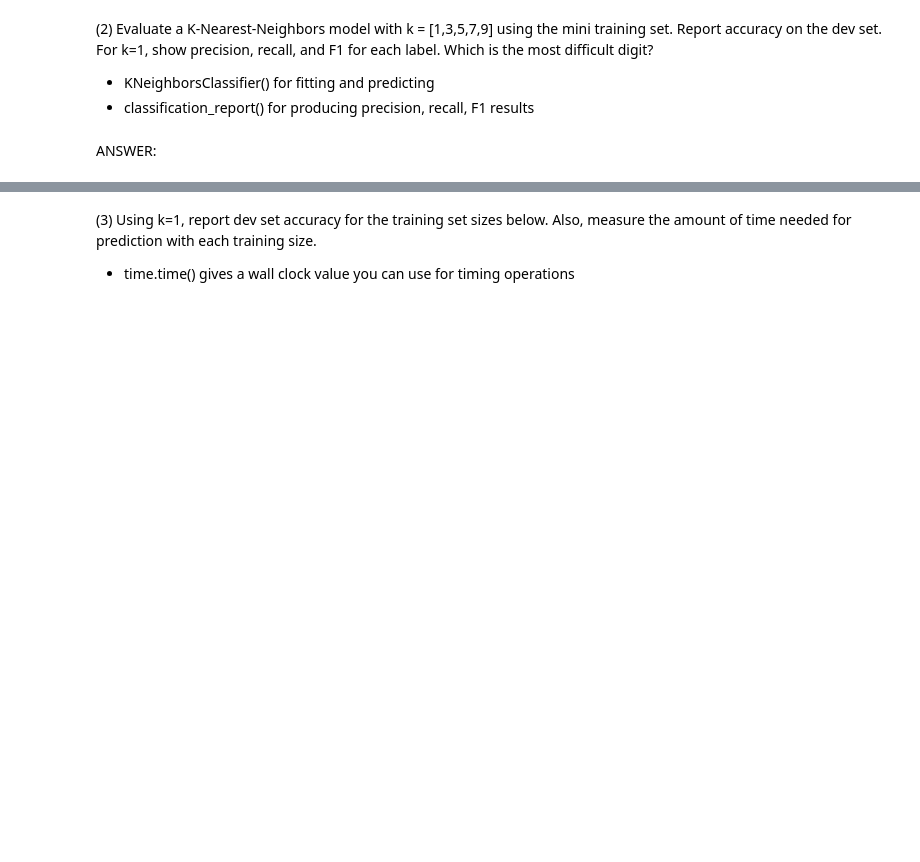
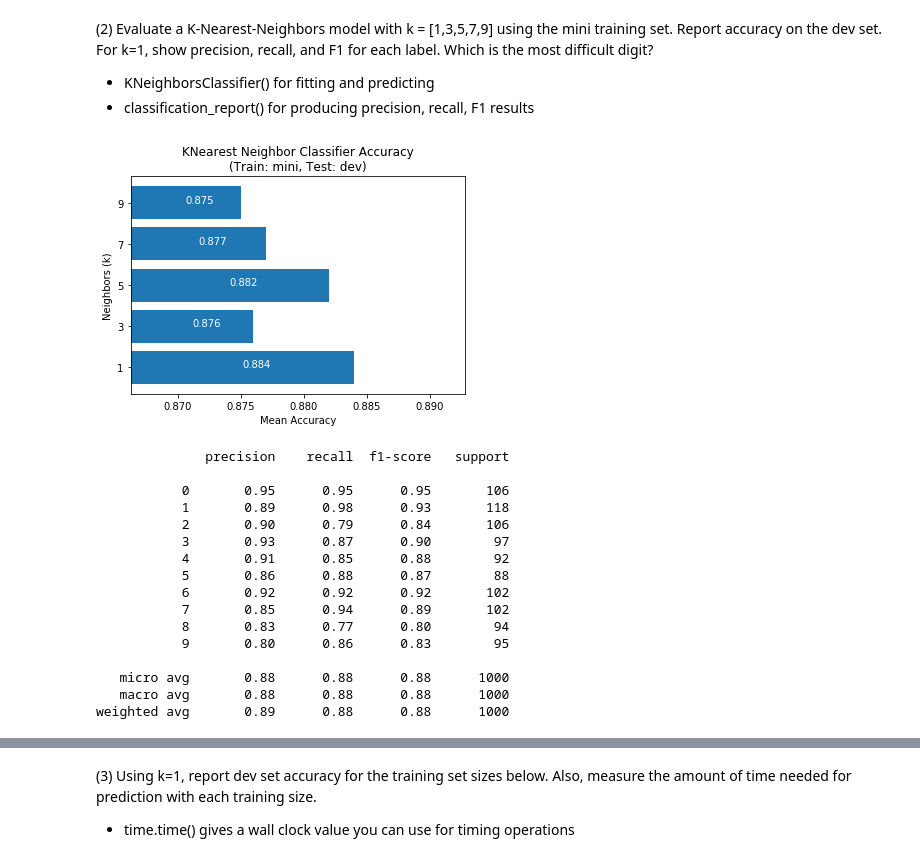
Before and after one commit to bdandersen-berkeley/mids, a Jupyter notebook: W207/homework/brad_andersen_p1.ipynb, the cells around one changed output, grey strips where cells are left out. Drawn from its saved outputs; the diff is of its cells as text; code cells hidden in the pictures; blank space fills up the shorter version.

```diff
--- a/W207/homework/brad_andersen_p1.ipynb
+++ b/W207/homework/brad_andersen_p1.ipynb
@@ -200,2 +189,66 @@ P1(10)
-# %% [markdown]
-ANSWER:
+# %%
+def P2(k_values):
+    """
+    Evaluates KNearestNeighbor classifier accuracy using models trained on "mini" data set.
+
+    Arguments
+    ---------
+    k_values: list
+
+    List of k values with which to create and evaluate KNearestNeighbor classifiers
+    """
+
+    assert (type(k_values) is list), "k_values must be of type list"
+    assert (len(k_values) > 0), "k_values list must not be empty"
+
+    # Iterate over the list of k values, creating and evaluating the accuracy of
+    # K-nearest-neighbor classifiers for each value of k
+    k_list = list()
+    accuracy_list = list()
+    k1_predicted = None
+    for k in k_values:
+        classifier = KNeighborsClassifier(n_neighbors = k)
+        classifier.fit(X = mini_train_data, y = mini_train_labels)
+        k_list.append(str(k))
+        accuracy_list.append(classifier.score(X = dev_data, y = dev_labels))
+        if (k == 1):
+            k1_predicted = classifier.predict(X = dev_data)
+
+    # Plot the data using a horizontal histogram
+    fig, ax = plt.subplots()
+    xlim_minimum = min(accuracy_list) * 0.99
+    ax.set(
+        xlim = [xlim_minimum, max(accuracy_list) * 1.01],
+        title = "KNearest Neighbor Classifier Accuracy\n(Train: mini, Test: dev)",
+        xlabel = "Mean Accuracy",
+        ylabel = "Neighbors (k)"
+    )
+    for i, accuracy in enumerate(accuracy_list):
+        ax.text(xlim_minimum + (accuracy - xlim_minimum) / 2, y = i, s = accuracy, color = "white")
+    ax.barh(k_list, accuracy_list)
+    plt.show()
+
+    # Print the classification report showing the performance of the k=1 classifier for each digit
+    # represented in the development data set
+    print(classification_report(dev_labels, k1_predicted))
+
+k_values = [1, 3, 5, 7, 9]
+P2(k_values)
+# %% [output]
+[figure, added]
+              precision    recall  f1-score   support
+
+           0       0.95      0.95      0.95       106
+           1       0.89      0.98      0.93       118
+           2       0.90      0.79      0.84       106
+           3       0.93      0.87      0.90        97
+           4       0.91      0.85      0.88        92
+           5       0.86      0.88      0.87        88
+           6       0.92      0.92      0.92       102
+           7       0.85      0.94      0.89       102
+           8       0.83      0.77      0.80        94
+           9       0.80      0.86      0.83        95
+
+   micro avg       0.88      0.88      0.88      1000
+   macro avg       0.88      0.88      0.88      1000
+weighted avg       0.89      0.88      0.88      1000
```
Also changed, not shown: parts of 3 cells of this notebook.
